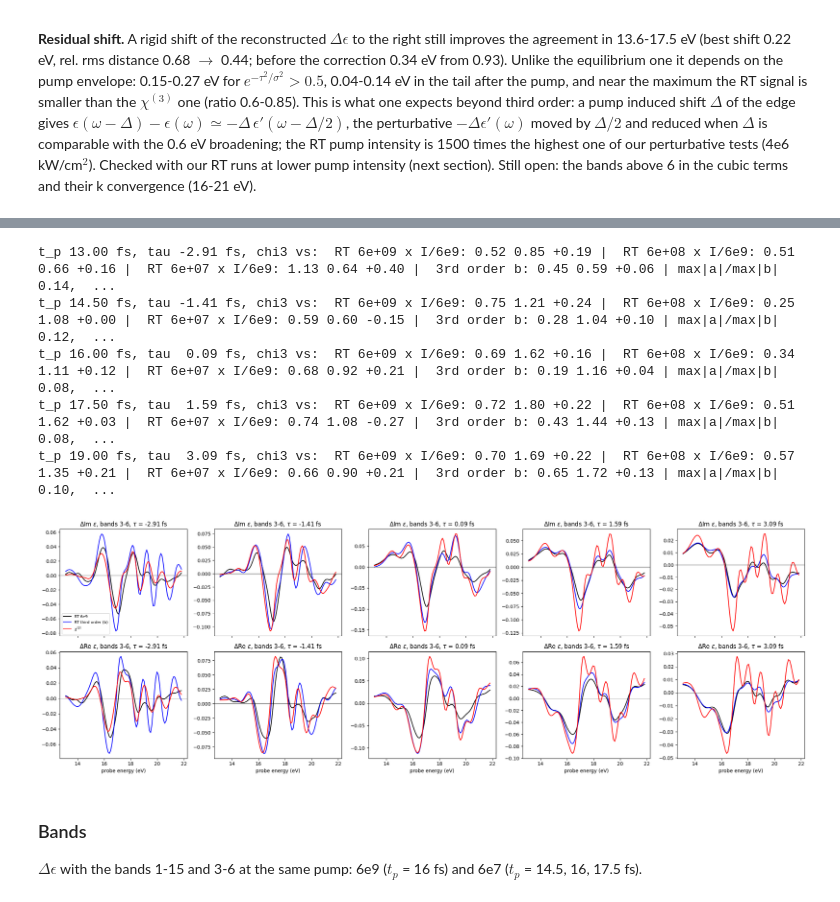
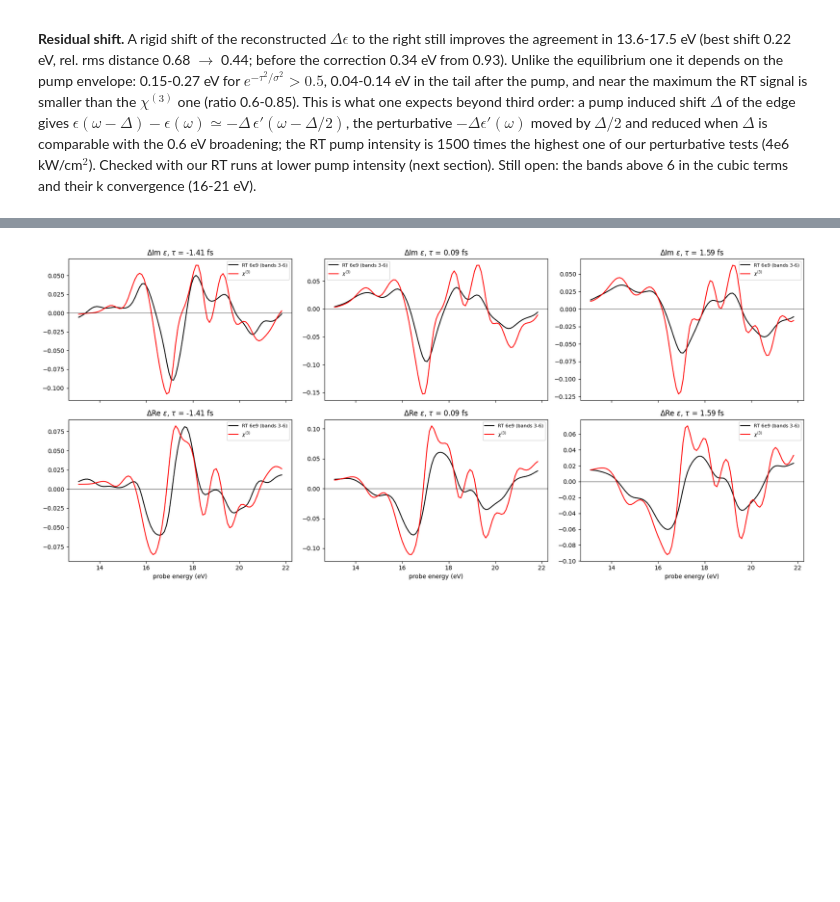
Before and after one commit to marcodalessandro76/LiF, a Jupyter notebook: NL_Chi/Dchi-neq_Analysis.ipynb, the cells around one changed output, grey strips where cells are left out. Drawn from its saved outputs; the diff is of its cells as text; code cells hidden in the pictures; blank space fills up the shorter version.

```diff
--- a/NL_Chi/Dchi-neq_Analysis.ipynb
+++ b/NL_Chi/Dchi-neq_Analysis.ipynb
@@ -528,62 +530,15 @@ ratio of the maxima, best rigid shift of the $\chi^{(3)}$ spectrum, > 0 to the r
-# %%
-def best_shift_c(y, ref, erange):
-    # rigid shift (eV, > 0 to the right) of the complex spectrum y(w) that minimizes the distance from ref(w) in erange
-    g = w[(w>=erange[0])&(w<=erange[1])]
-    t = on_w(w,ref)[(w>=erange[0])&(w<=erange[1])]
-    return minimize_scalar(lambda a: np.sum(np.abs(np.interp(g-a,w,y.real)+1j*np.interp(g-a,w,y.imag)-t)**2),
-                           bounds=(-1,1),method='bounded').x
-
-def compare(y, ref, erange=(13.6,17.5)):
-    s = (w>=erange[0])&(w<=erange[1])
-    return (np.linalg.norm(y[s]-ref[s])/np.linalg.norm(ref[s]), np.abs(y[s]).max()/np.abs(ref[s]).max(),
-            best_shift_c(y,ref,erange))
-
-def deps_run(bands, I, tp):
-    # Delta eps on the grid w and delay of the run
-    run = load_nl(os.path.join(nl_rt_dir,rt_id(bands,I,tp)))
-    e = nl_eps(run,load_nl(os.path.join(nl_rt_dir,rt_id(bands,I))))[1]
-    return on_w(en_nl,e-eps_eq_nl[bands]), nl_delay(run)
-
-I_nl = [6e9,6e8,6e7]
-e_nl = np.sqrt(np.array(I_nl)/6e9)
-deps_nl, tau_nl = {}, {}
-for b,Is,tps in [('3-6',I_nl,t_probes_nl),('1-15',[6e9],[16.0]),('1-15',[6e7],[14.5,16.0,17.5])]:
-    for I in Is:
-        for tp in tps: deps_nl[(b,I,tp)], tau_nl[tp] = deps_run(b,I,tp)
-w_nl, dchi_nl = dchi_neq(freqs,chi_freqmix,chi1_sin,EP,[tau_nl[tp] for tp in t_probes_nl],E0P_rt,sigma=pump_rt['sigma'],
-                         wP=omega_P*Const.HaToeV,wP_phase=pump_rt['freq'])
-deps_chi_nl = 4*np.pi*invint_correction(w_nl,dchi_nl)
-orders_nl = {}
-for k,tp in enumerate(t_probes_nl):
-    D = np.array([deps_nl[('3-6',I,tp)] for I in I_nl])
-    orders_nl[tp] = np.linalg.solve(np.array([e_nl,e_nl**2,e_nl**4]).T,D)     # a, b, c at each frequency
-    print('t_p %5.2f fs, tau %5.2f fs, chi3 vs:'%(tp,tau_nl[tp]),end='')
-    for I in I_nl: print('  RT %.0e x I/6e9: %.2f %.2f %+.2f |'%(I,*compare(deps_chi_nl[k],deps_nl[('3-6',I,tp)]*6e9/I)),end='')
-    a, b, c = orders_nl[tp]
-    print('  3rd order b: %.2f %.2f %+.2f | max|a|/max|b| %.2f, max|c|/max|b| %.2f'%(*compare(deps_chi_nl[k],b),
-          *[np.abs(x[(w>=13.6)&(w<=17.5)]).max()/np.abs(b[(w>=13.6)&(w<=17.5)]).max() for x in (a,c)]))
-# %% [output]
-t_p 13.00 fs, tau -2.91 fs, chi3 vs:  RT 6e+09 x I/6e9: 0.52 0.85 +0.19 |  RT 6e+08 x I/6e9: 0.51 0.66 +0.16 |  RT 6e+07 x I/6e9: 1.13 0.64 +0.40 |  3rd order b: 0.45 0.59 +0.06 | max|a|/max|b| 0.14,  ...
-t_p 14.50 fs, tau -1.41 fs, chi3 vs:  RT 6e+09 x I/6e9: 0.75 1.21 +0.24 |  RT 6e+08 x I/6e9: 0.25 1.08 +0.00 |  RT 6e+07 x I/6e9: 0.59 0.60 -0.15 |  3rd order b: 0.28 1.04 +0.10 | max|a|/max|b| 0.12,  ...
-t_p 16.00 fs, tau  0.09 fs, chi3 vs:  RT 6e+09 x I/6e9: 0.69 1.62 +0.16 |  RT 6e+08 x I/6e9: 0.34 1.11 +0.12 |  RT 6e+07 x I/6e9: 0.68 0.92 +0.21 |  3rd order b: 0.19 1.16 +0.04 | max|a|/max|b| 0.08,  ...
-t_p 17.50 fs, tau  1.59 fs, chi3 vs:  RT 6e+09 x I/6e9: 0.72 1.80 +0.22 |  RT 6e+08 x I/6e9: 0.51 1.62 +0.03 |  RT 6e+07 x I/6e9: 0.74 1.08 -0.27 |  3rd order b: 0.43 1.44 +0.13 | max|a|/max|b| 0.08,  ...
-t_p 19.00 fs, tau  3.09 fs, chi3 vs:  RT 6e+09 x I/6e9: 0.70 1.69 +0.22 |  RT 6e+08 x I/6e9: 0.57 1.35 +0.21 |  RT 6e+07 x I/6e9: 0.66 0.90 +0.21 |  3rd order b: 0.65 1.72 +0.13 | max|a|/max|b| 0.10,  ...
 # %%
-fig,axes = plt.subplots(2,len(t_probes_nl),figsize=(22,7.5),sharex=True)
-for k,tp in enumerate(t_probes_nl):
+tps_cmp = [14.5,16.0,17.5]
+fig,axes = plt.subplots(2,len(tps_cmp),figsize=(18,8),sharex=True)
+for k,tp in enumerate(tps_cmp):
     for row,(part,lab) in enumerate([(np.imag,'Im'),(np.real,'Re')]):
         ax = axes[row,k]
-        ax.plot(w,part(deps_nl[('3-6',6e9,tp)]),'k',label='RT 6e9')
-        ax.plot(w,part(orders_nl[tp][1]),'b',label='RT third order (b)')
-        ax.plot(w,part(deps_chi_nl[k]),'r',label=r'$\chi^{(3)}$')
+        ax.plot(w,part(deps_nl[(6e9,False,tp)]),'k',label='RT 6e9 (bands 3-6)')
+        ax.plot(w,part(deps_chi_nl[tp]),'r',label=r'$\chi^{(3)}$')
         ax.axhline(0,color='k',lw=0.5)
-        ax.set_title(r'$\Delta$%s $\epsilon$, bands 3-6, $\tau$ = %.2f fs'%(lab,tau_nl[tp]))
-axes[0,0].legend(fontsize=8)
+        ax.set_title(r'$\Delta$%s $\epsilon$, $\tau$ = %.2f fs'%(lab,tau_nl[tp]))
+        ax.legend(fontsize=8)
 for ax in axes[-1]: ax.set_xlabel('probe energy (eV)')
 plt.tight_layout()
 # %% [output]
-[figure, old version]
+[figure, new version]
-# %% [markdown]
-### Bands
-
-$\Delta\epsilon$ with the bands 1-15 and 3-6 at the same pump: 6e9 ($t_p$ = 16 fs) and 6e7 ($t_p$ = 14.5, 16, 17.5 fs).
```
Also changed, not shown: parts of 18 cells of this notebook, 2 other files.
